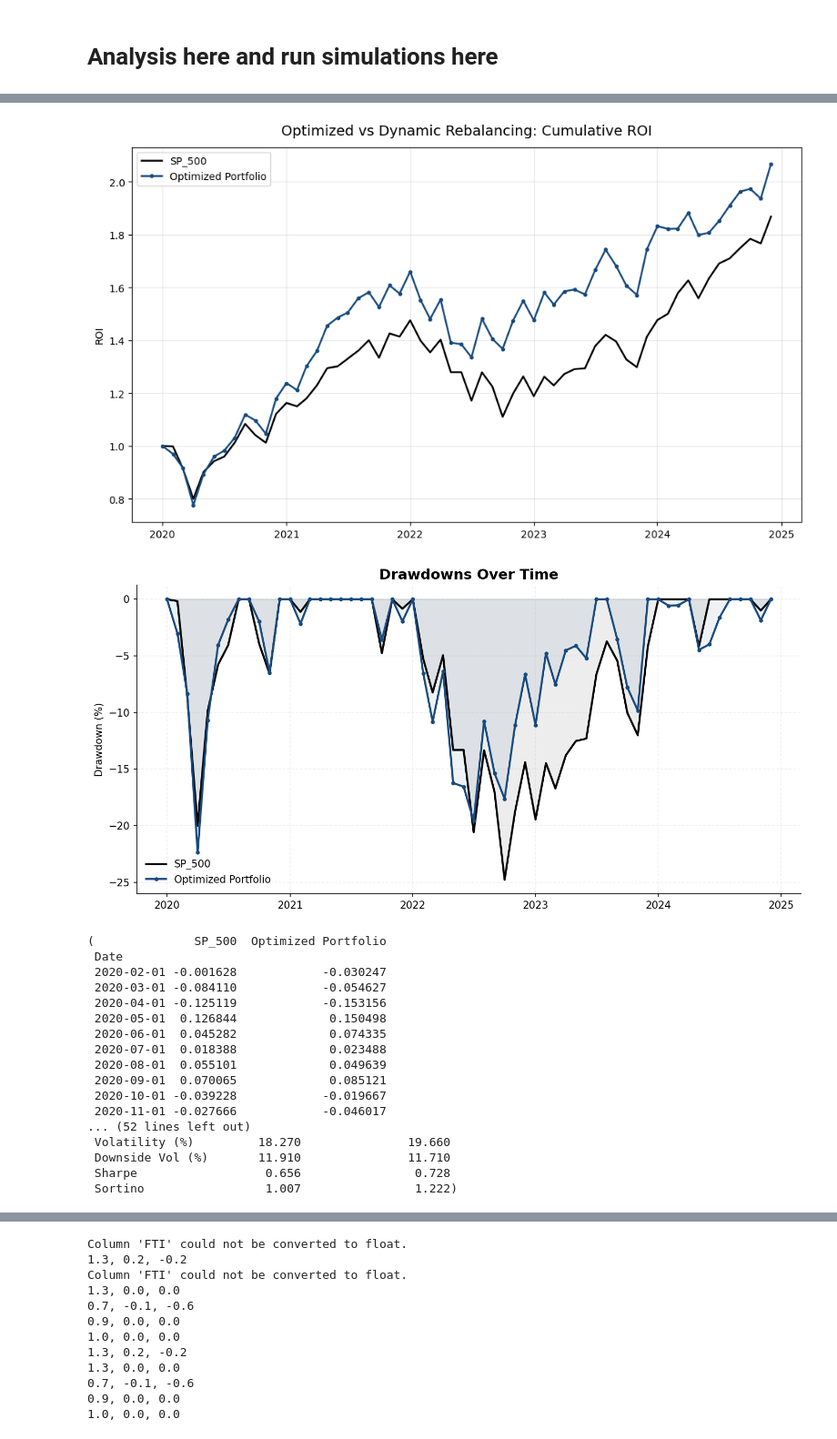
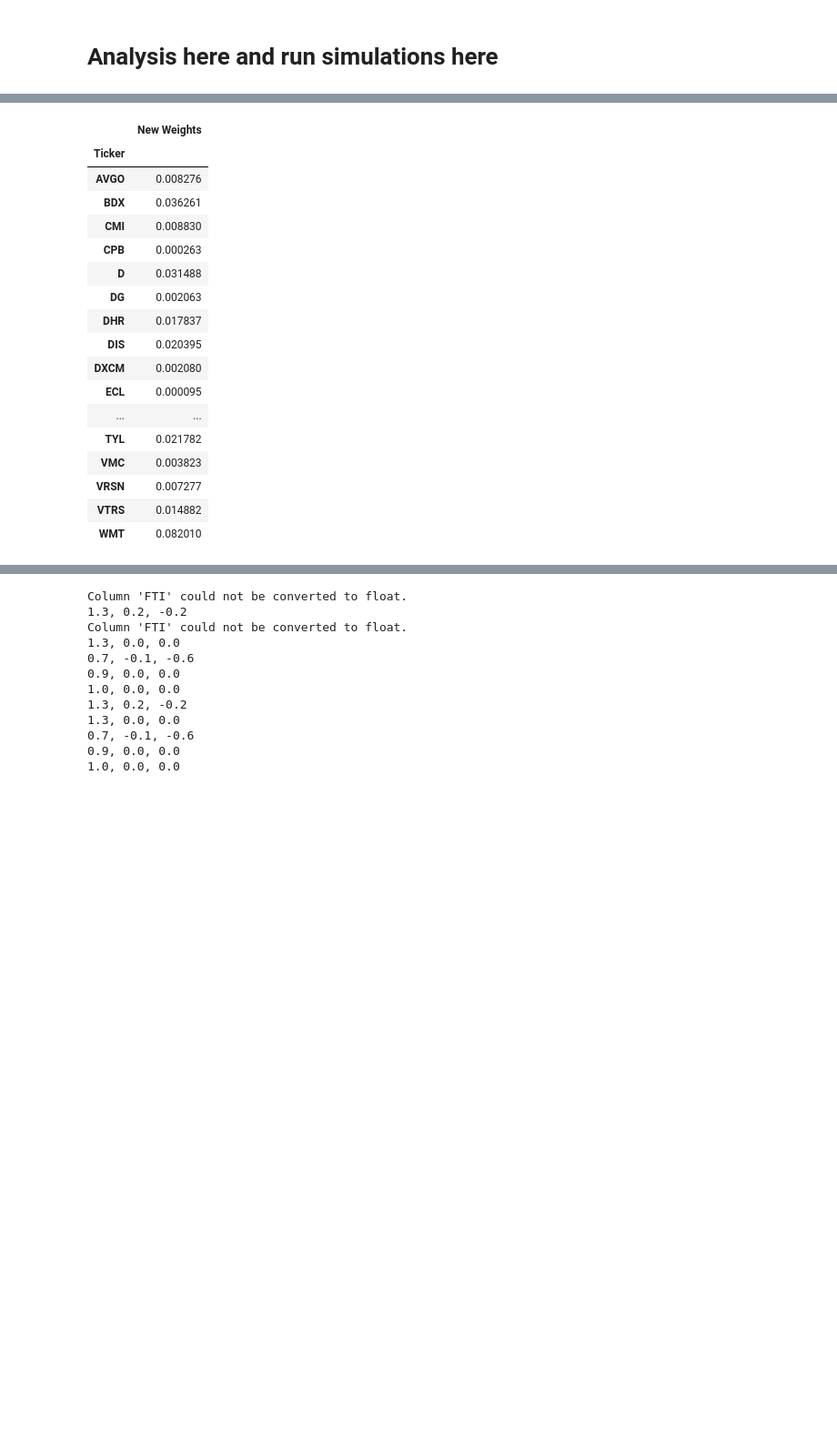
Before and after one commit to vincentbatten27/Multi-Factor_Investing, a Jupyter notebook: Multi_Factor_Fall_25/Run simulator.ipynb, the cells around one changed output, grey strips where cells are left out. Shown at 91% size. Drawn from its saved outputs; the diff is of its cells as text; code cells hidden in the pictures; blank space fills up the shorter version.

```diff
--- a/Multi_Factor_Fall_25/Run simulator.ipynb
+++ b/Multi_Factor_Fall_25/Run simulator.ipynb
@@ -2223,4 +2366,3 @@ Cumulative S&P 500 return during shutdown: 2.08%
 # %%
-oos1_list,oos1_list_yearly,oos1_average=monte_carlo_simulation(2,1, 0, 0 ,'rebalance',3,5, 'drm')
-analyze_portfolios(final_visual(),12)
+opt_portf_weights
 # %% [output]
@@ -2246,19 +2369,18 @@ Column 'FTI' could not be converted to float.
-[figure, removed]
-[figure, removed]
-(              SP_500  Optimized Portfolio
- Date
- 2020-02-01 -0.001628            -0.030247
- 2020-03-01 -0.084110            -0.054627
- 2020-04-01 -0.125119            -0.153156
- 2020-05-01  0.126844             0.150498
- 2020-06-01  0.045282             0.074335
- 2020-07-01  0.018388             0.023488
- 2020-08-01  0.055101             0.049639
- 2020-09-01  0.070065             0.085121
- 2020-10-01 -0.039228            -0.019667
- 2020-11-01 -0.027666            -0.046017
-... (52 lines left out)
- Volatility (%)         18.270               19.660
- Downside Vol (%)       11.910               11.710
- Sharpe                  0.656                0.728
- Sortino                 1.007                1.222)
+|  | New Weights |
+| Ticker |  |
+| AVGO | 0.008276 |
+| BDX | 0.036261 |
+| CMI | 0.008830 |
+| CPB | 0.000263 |
+| D | 0.031488 |
+| DG | 0.002063 |
+| DHR | 0.017837 |
+| DIS | 0.020395 |
+| DXCM | 0.002080 |
+| ECL | 0.000095 |
+| ... | ... |
+| TYL | 0.021782 |
+| VMC | 0.003823 |
+| VRSN | 0.007277 |
+| VTRS | 0.014882 |
+| WMT | 0.082010 |
```
Also changed, not shown: parts of 30 cells of this notebook, 6 other files.
